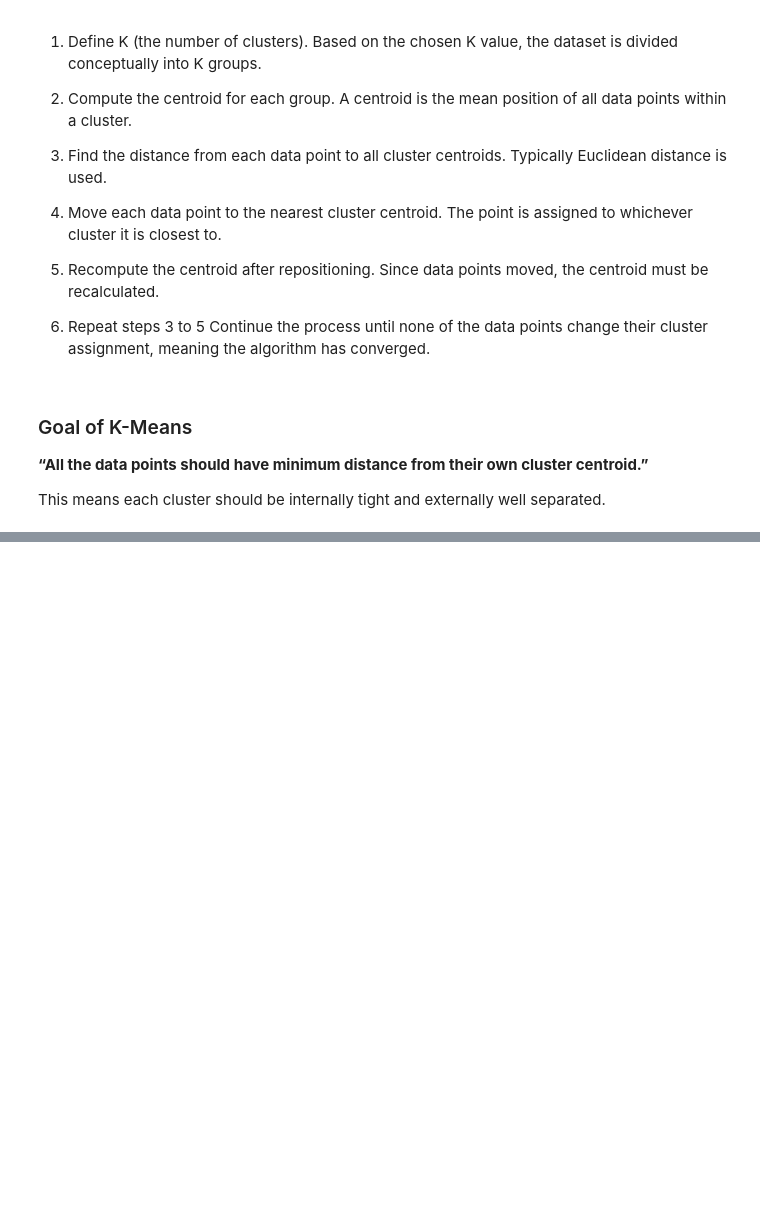
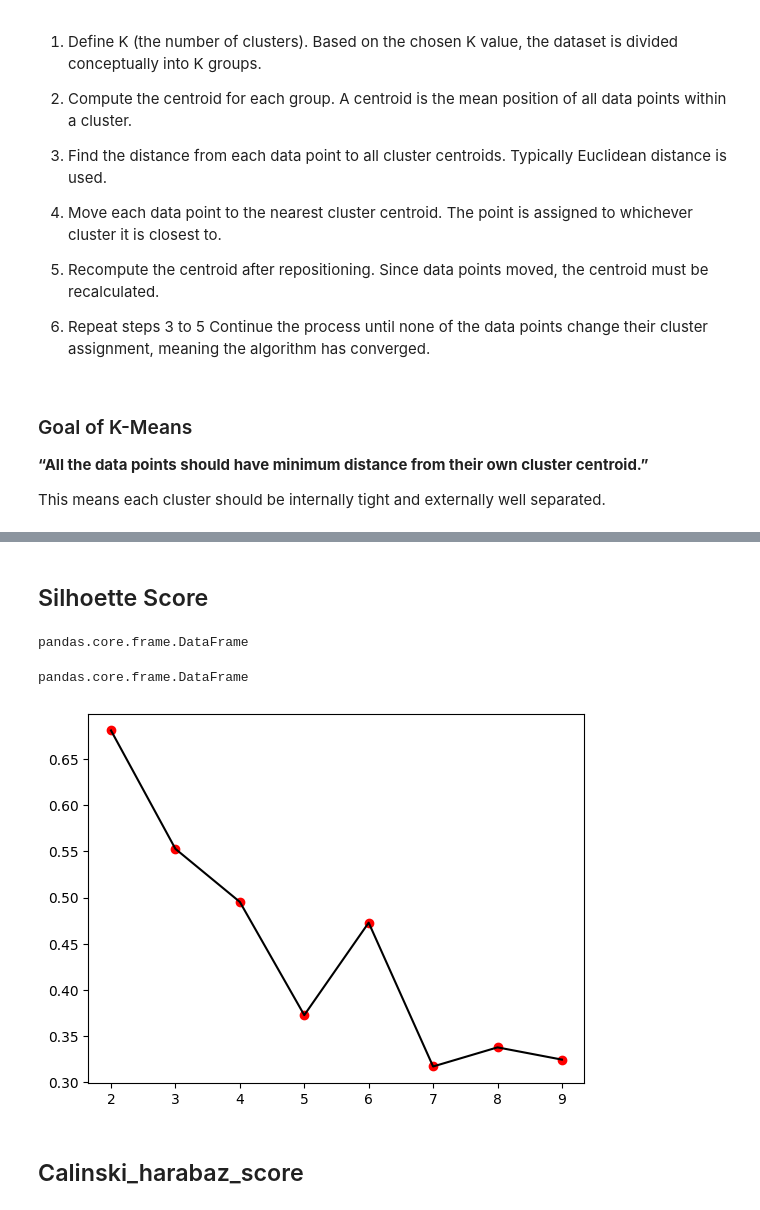
Before and after one commit to RangeshPandianPT/Data-Science_with-ML, a Jupyter notebook: Machine_Learning/K-Mean_Clustering.ipynb, the cells around one changed output, grey strips where cells are left out. Cells and saved outputs as stored; diff of their text form; code cells hidden in the pictures; blank space fills up the shorter version.

```diff
--- a/Machine_Learning/K-Mean_Clustering.ipynb
+++ b/Machine_Learning/K-Mean_Clustering.ipynb
@@ -45,0 +211,2 @@ This means each cluster should be internally tight and externally well separated
+# %% [markdown]
+## Silhoette Score
@@ -45,0 +219,4 @@ This means each cluster should be internally tight and externally well separated
+# %%
+type(iris)
+# %% [output]
+pandas.core.frame.DataFrame
@@ -45,0 +225,29 @@ This means each cluster should be internally tight and externally well separated
+# %%
+from sklearn.datasets import load_iris
+import pandas as pd
+
+data = load_iris()
+iris = pd.DataFrame(data.data, columns=data.feature_names)
+# %%
+type(iris)
+# %% [output]
+pandas.core.frame.DataFrame
+# %%
+from sklearn.metrics import silhouette_score as sil
+from sklearn.cluster import KMeans
+
+nc = [2,3,4,5,6,7,8,9]
+iner = []
+
+for i in nc:
+    km = KMeans(n_clusters=i, n_init='auto')
+    y = km.fit_predict(iris.iloc[:, :4])
+    iner.append(sil(iris.iloc[:, :4], y))
+# %%
+plt.plot(nc,iner,color="black")
+plt.scatter(nc,iner,color="red")
+plt.show()
+# %% [output]
+[figure, added]
+# %% [markdown]
+## Calinski_harabaz_score
```
Also changed, not shown: parts of 22 cells of this notebook.
